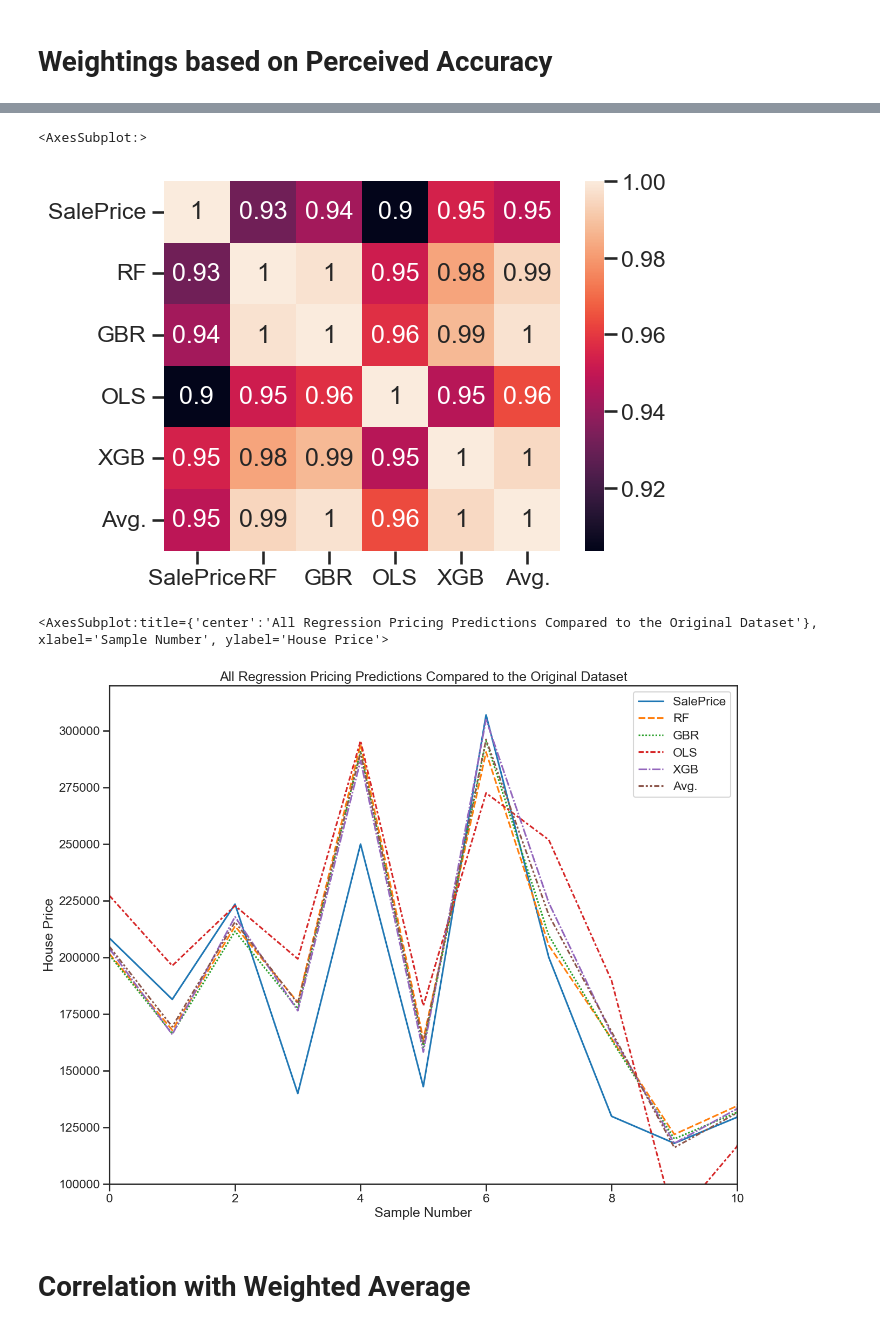
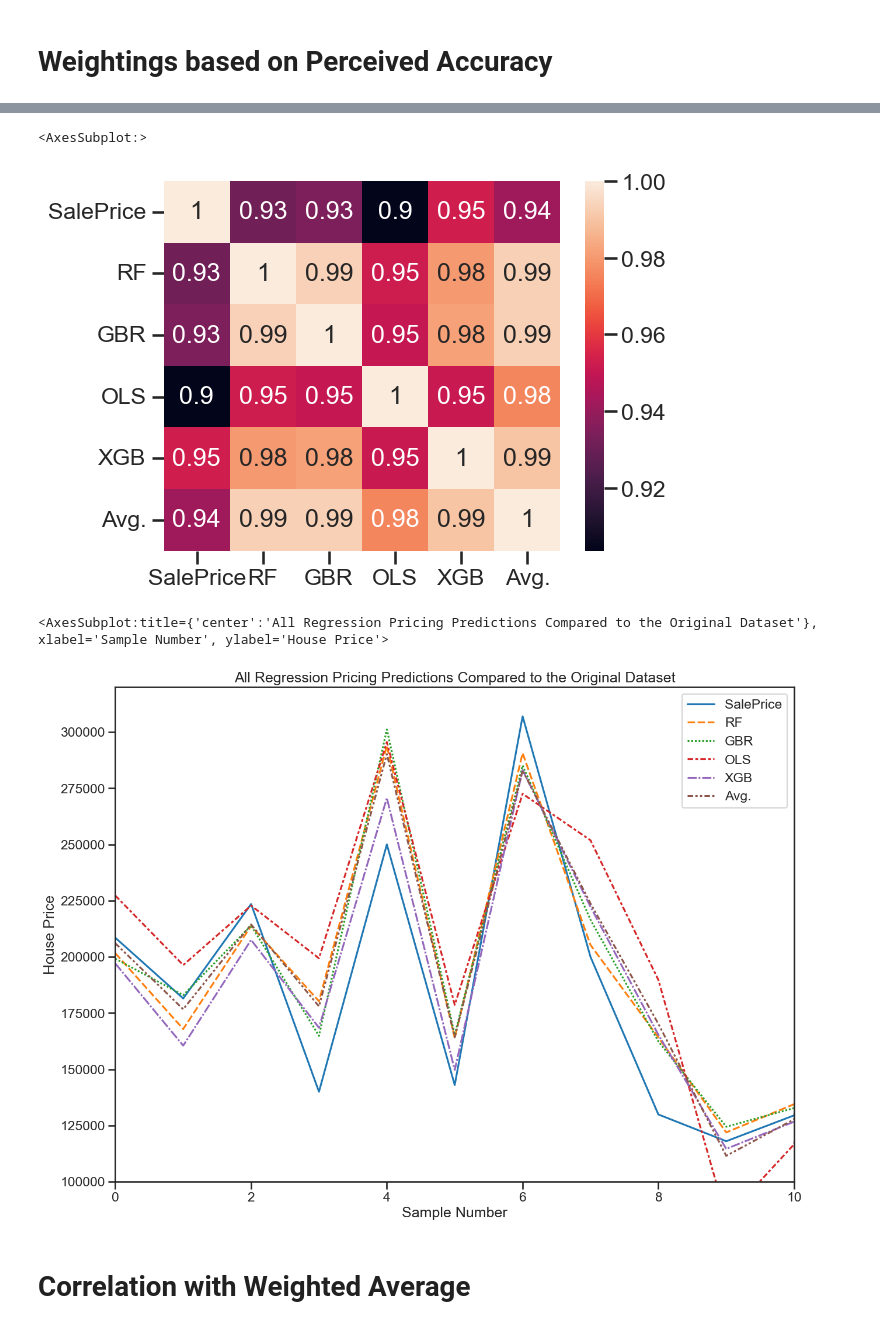
Before and after one commit to yummypugs/Data-Analytics-in-Business, a Jupyter notebook: 4.0.0 All graphs stacked.ipynb, the cells around one changed output, grey strips where cells are left out. Saved outputs shown, nothing was run; the diff lists cells and outputs as text; code cells hidden in the pictures.

```diff
--- a/4.0.0 All graphs stacked.ipynb
+++ b/4.0.0 All graphs stacked.ipynb
@@ -135,7 +136,7 @@ prices["OLS"] = ols.iloc[:,-1:]
 xgb = pd.read_csv("Exported_Data/XGB.csv")
 prices["XGB"] = xgb.iloc[:,-1:]
 # %%
-weight = [.93*2, .94*3, .9*1, .95*4]
+weight = [.93, .94, .9, .95]
 columns = ["RF", "GBR", "OLS", "XGB"]
 prices["Avg."] = np.average(prices[columns], weights=weight, axis=1)
 
@@ -162,25 +163,25 @@ sns.set_style("ticks")
 sns.heatmap(prices.corr().abs(),  annot=True)
 # %% [output]
 <AxesSubplot:>
-[figure, old version]
+[figure, new version]
 # %%
-fig, ax = plt.subplots(figsize=(15, 12))
+fig, ax = plt.subplots(figsize=(15, 11))
 #ax = sns.lineplot(prices)
 
 #sns.move_legend(ax, "upper left", bbox_to_anchor=(1, 1))
 
 #create a legend
 plt.xlim(0, 10)
 plt.ylim(100000, 320000)
 #plt.tight_layout()
 plt.title("All Regression Pricing Predictions Compared to the Original Dataset")
 # always label your axes
 plt.xlabel(r"Sample Number")
 plt.ylabel(r"House Price")
 sns.lineplot(data=prices)
 # %% [output]
 <AxesSubplot:title={'center':'All Regression Pricing Predictions Compared to the Original Dataset'}, xlabel='Sample Number', ylabel='House Price'>
-[figure, old version]
+[figure, new version]
 # %% [markdown]
 # Correlation with Weighted Average
 # %%
```
Also changed, not shown: parts of 7 cells of this notebook, 3 other files.
